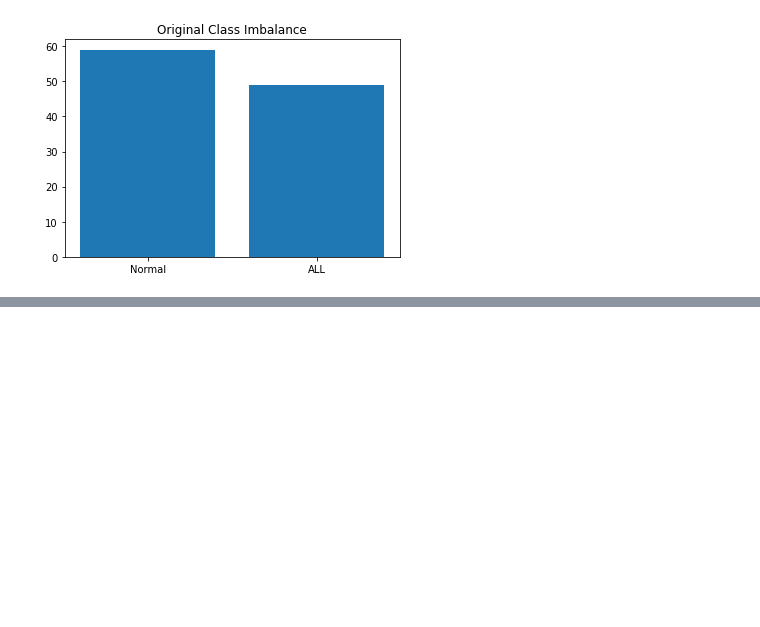
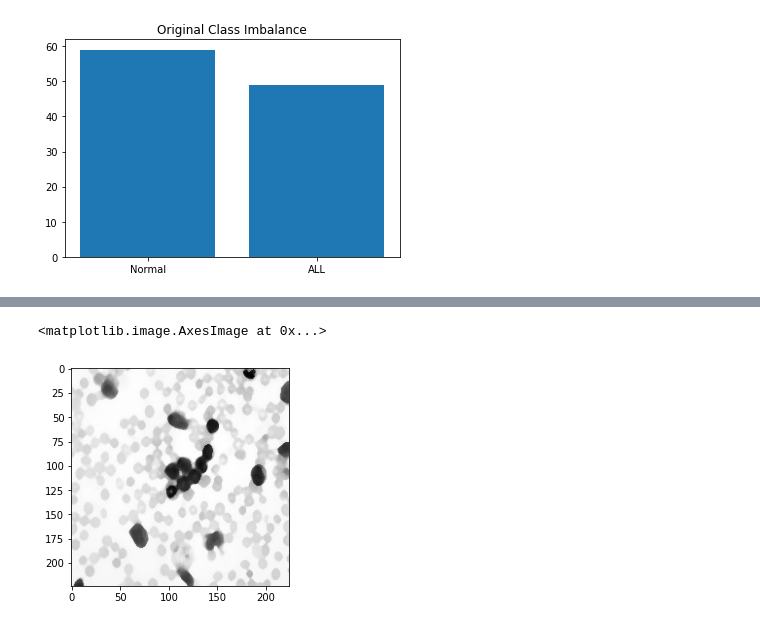
Before and after one commit to vicky-getova/FYP, a Jupyter notebook: ConnectingData.ipynb, the cells around one changed output, grey strips where cells are left out. Saved outputs shown, nothing was run; the diff lists cells and outputs as text; code cells hidden in the pictures; blank space fills up the shorter version.

```diff
--- a/ConnectingData.ipynb
+++ b/ConnectingData.ipynb
@@ -206,0 +279,8 @@ plt.show()
+# %%
+# apply median filter for smoothing
+blurM = cv2.medianBlur(gray_img, 5)
+cv2.imwrite('blurM.png', blurM)
+plt.imshow(blurM, cmap=gray)
+# %% [output]
+<matplotlib.image.AxesImage at 0x...>
+[figure, added]
```
Also changed, not shown: parts of 33 cells of this notebook.
